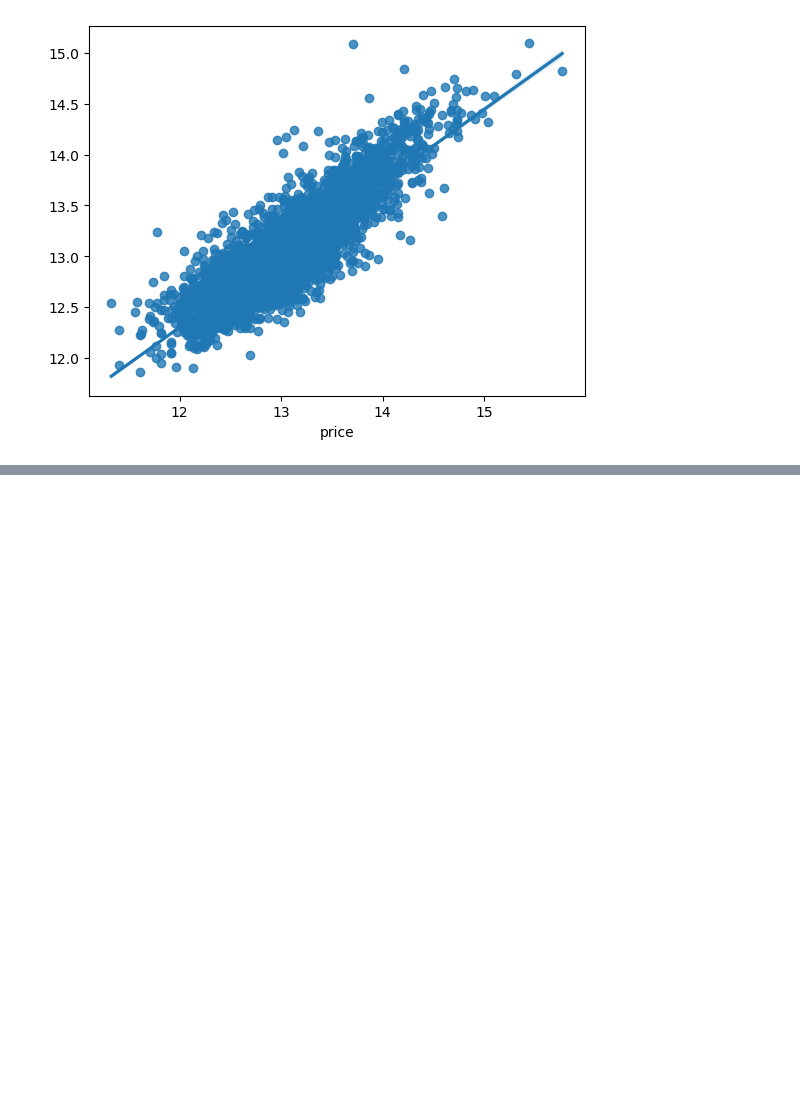
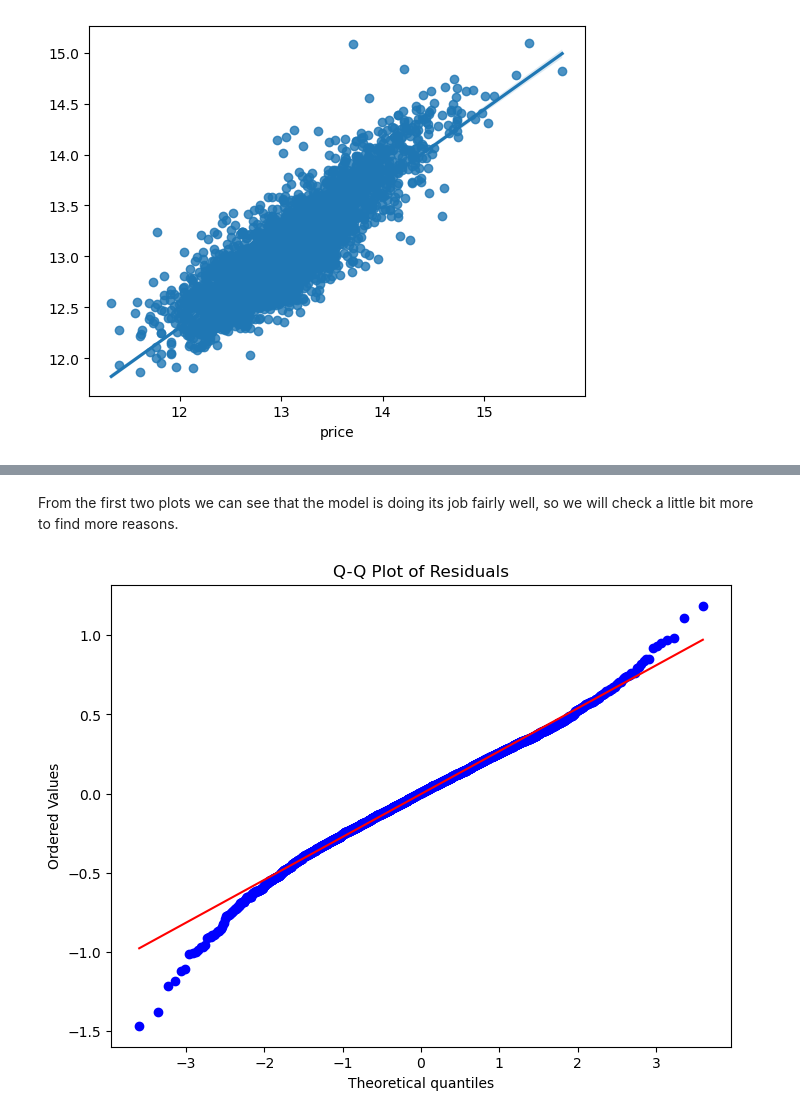
Before and after one commit to Raughar/House-Price-Prediction, a Jupyter notebook: House Price Prediction Notebook.ipynb, the cells around one changed output, grey strips where cells are left out. Drawn from its saved outputs; the diff is of its cells as text; code cells hidden in the pictures; blank space fills up the shorter version.

```diff
--- a/House Price Prediction Notebook.ipynb
+++ b/House Price Prediction Notebook.ipynb
@@ -1146,0 +1170,12 @@ sns.regplot(x=y_test, y=rf.predict(X_test))
+# %% [markdown]
+From the first two plots we can see that the model is doing its job fairly well, so we will check a little bit more to find more reasons.
+# %%
+#Using a Q-Q plot
+from scipy.stats import probplot
+
+plt.figure(figsize=(8, 6))
+probplot(residuals, plot=plt)
+plt.title('Q-Q Plot of Residuals')
+plt.show()
+# %% [output]
+[figure, added]
```
Also changed, not shown: parts of 27 cells of this notebook, 1 other file.
